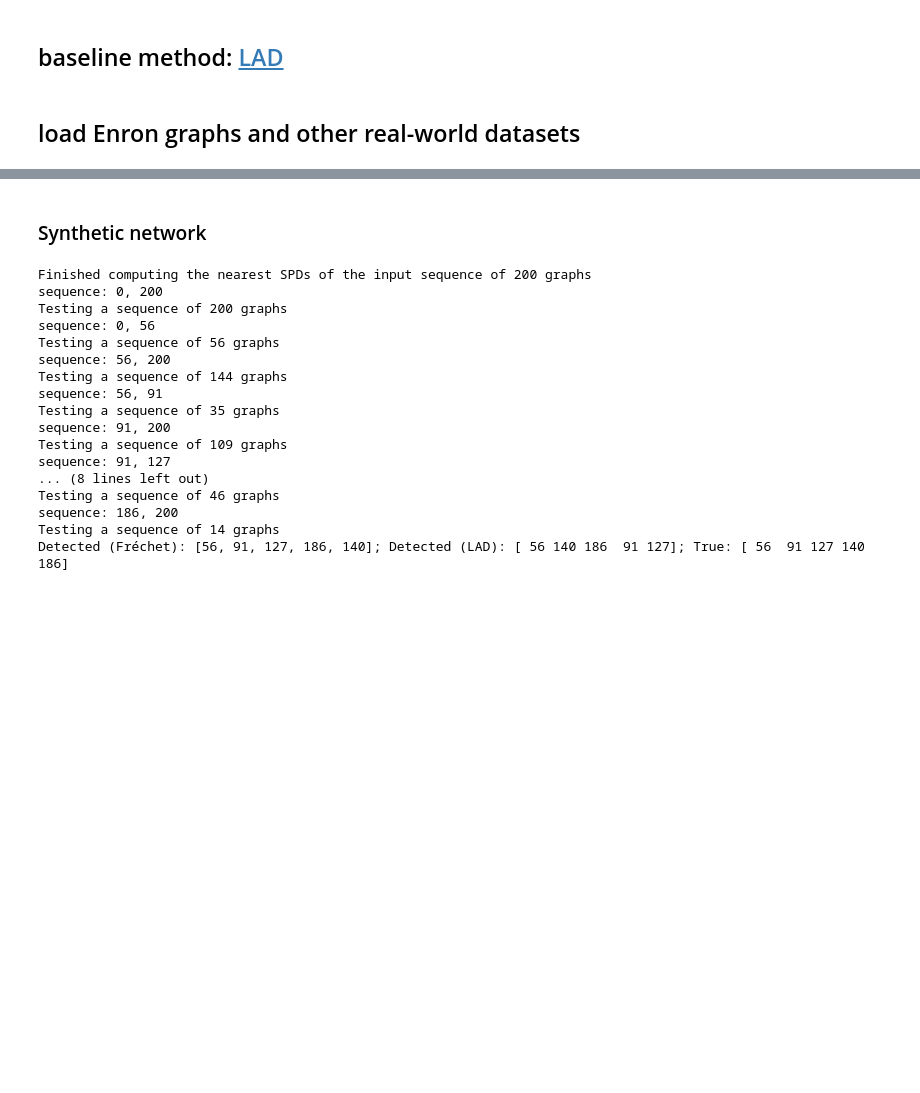
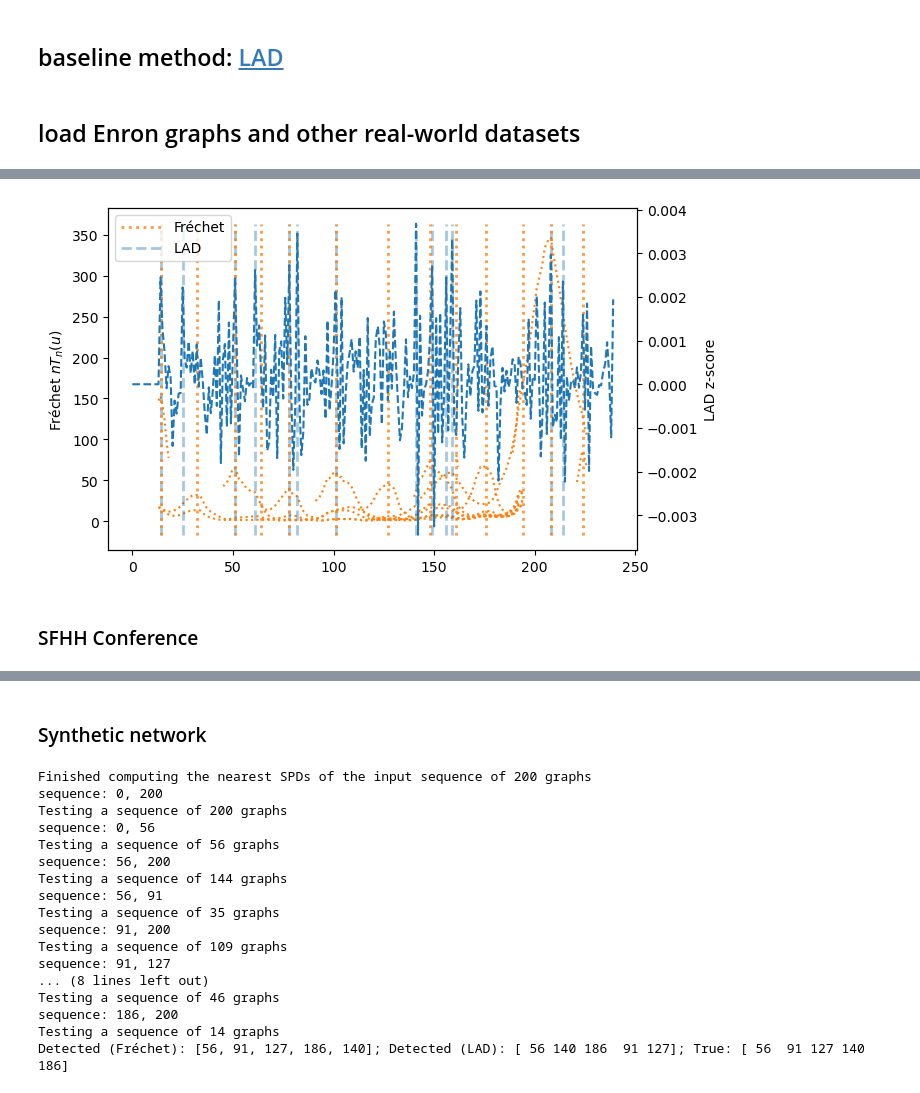
Before and after one commit to luo-lorry/Network-Change-Detection, a Jupyter notebook: Fréchet.ipynb, the cells around one changed output, grey strips where cells are left out. Saved outputs shown, nothing was run; the diff lists cells and outputs as text; code cells hidden in the pictures; blank space fills up the shorter version.

Commit message:
add data preprocessing for stackoverflow data; comment the Fréchet change detection class

```diff
--- a/Fréchet.ipynb
+++ b/Fréchet.ipynb
@@ -266,7 +284,7 @@ def LAD(G_list, cps_true=None, num_eigens=None, principal=True, window1=None, wi
     max_nodes = max([G.number_of_nodes() for G in G_list])
 
     if num_eigens is None:
-        num_eigens = max_nodes - 1 # G_list[0].number_of_nodes() // 10
+        num_eigens = max_nodes // 2 # G_list[0].number_of_nodes() // 10
     if cps_true is None:
         num_detections = len(G_list) // 25
     else:
@@ -308,0 +329,2 @@ UCI = load_object('datasets/UCI.pkl')
+# %%
+stackoverflow = load_object('datasets/stackoverflow.pkl')
@@ -308,0 +333,7 @@ UCI = load_object('datasets/UCI.pkl')
+# %%
+stackoverflow_cp = ChangePointDetector(stackoverflow, c=12, alpha=0.3)
+stackoverflow_cp.binary_segmentation()
+_, cps_LAD_stackoverflow, LAD_list_stackoverflow = LAD(stackoverflow, cps_true=stackoverflow_cp.cp_detected, window1=14, window2=7)
+print(
+    f"Detected (Fréchet): {stackoverflow_cp.cp_detected}; Detected (LAD): {cps_LAD_stackoverflow}"
+)
@@ -308,0 +358,30 @@ UCI = load_object('datasets/UCI.pkl')
+# %%
+fig, ax = plt.subplots(figsize=(7, 4))
+ax1 = ax.twinx()
+ax1.plot(LAD_list_stackoverflow, color=colors[0], ls="--", label='LAD') #marker='o', markevery=5
+
+# ax.set_ylim([0, 200])
+for i, test_stats in enumerate(stackoverflow_cp.test_stats):
+    seq, since, until = test_stats
+    ax.plot(np.arange(since, until), seq, ls=":", color=colors[1], label='Fréchet') #marker='*', markevery=5,
+
+ymin, ymax = ax.get_ylim()
+for changepoint in cps_LAD_stackoverflow:
+    ax.vlines(x=changepoint, ymin=ymin, ymax=ymax, color=colors[0], ls="--", lw=2, alpha=0.4)
+for changepoint in stackoverflow_cp.cp_detected:
+    ax.vlines(x=changepoint, ymin=ymin, ymax=ymax, color=colors[1], ls=":", lw=2, alpha=0.8)
+
+# ax.legend(lines, labels, loc="upper left")
+dummy_lines = [ax.plot([], color=c, ls=l, lw=w, alpha=a)[0] for c, l, w, a in zip([colors[1], colors[0]],
+                                                                     [':', '--'], [2, 2], [0.8, 0.4])]
+ax.legend(dummy_lines, ['Fréchet', 'LAD'], loc="upper left", handlelength=3)
+
+ax.set_ylabel('Fréchet ' + r"$nT_n(u)$")
+ax1.set_ylabel('LAD z-score')
+# ax.set_title("SFHH Conference Interaction Network")
+plt.tight_layout()
+plt.savefig('figures/stackoverflow.png', dpi=100)
+# %% [output]
+[figure, added]
+# %% [markdown]
+### SFHH Conference
```
Also changed, not shown: parts of 6 cells of this notebook, 1 other file.
